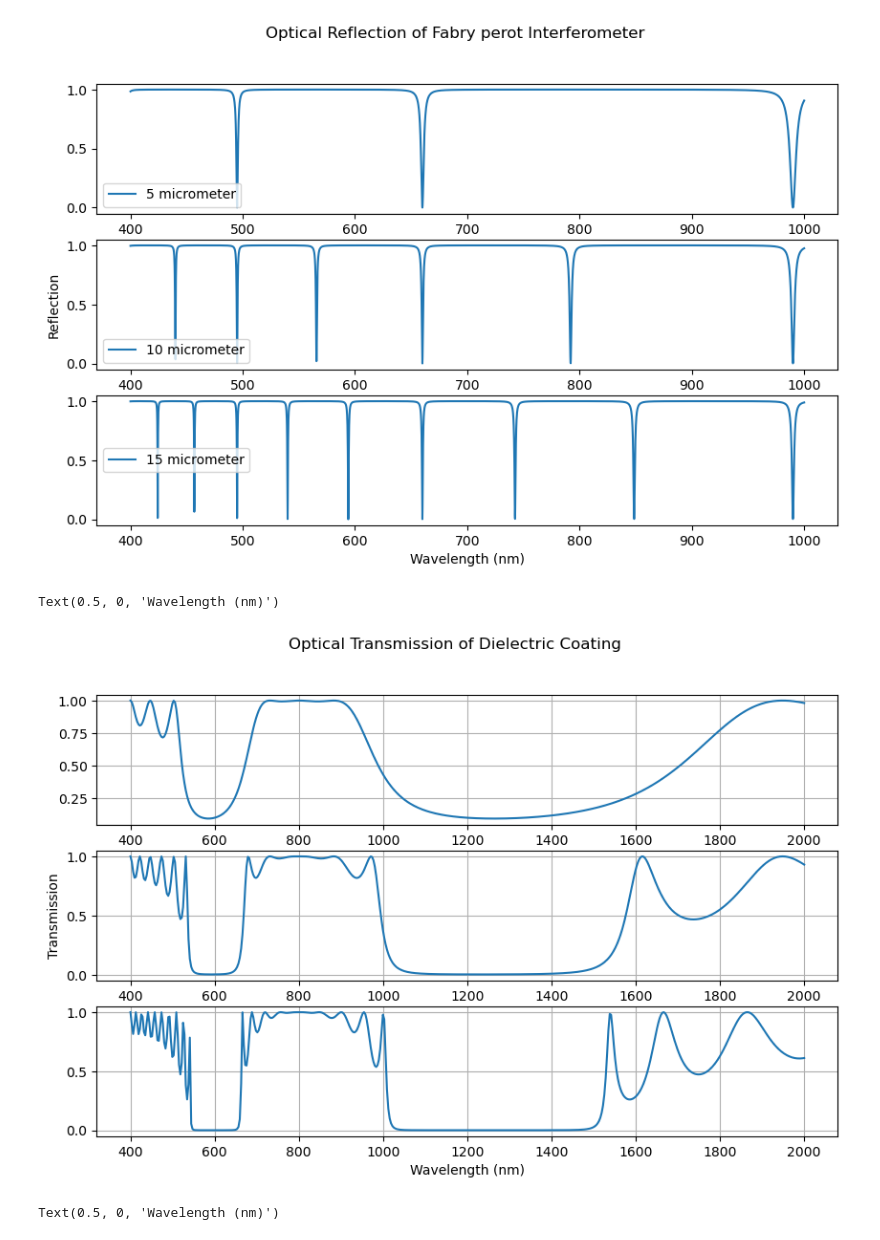
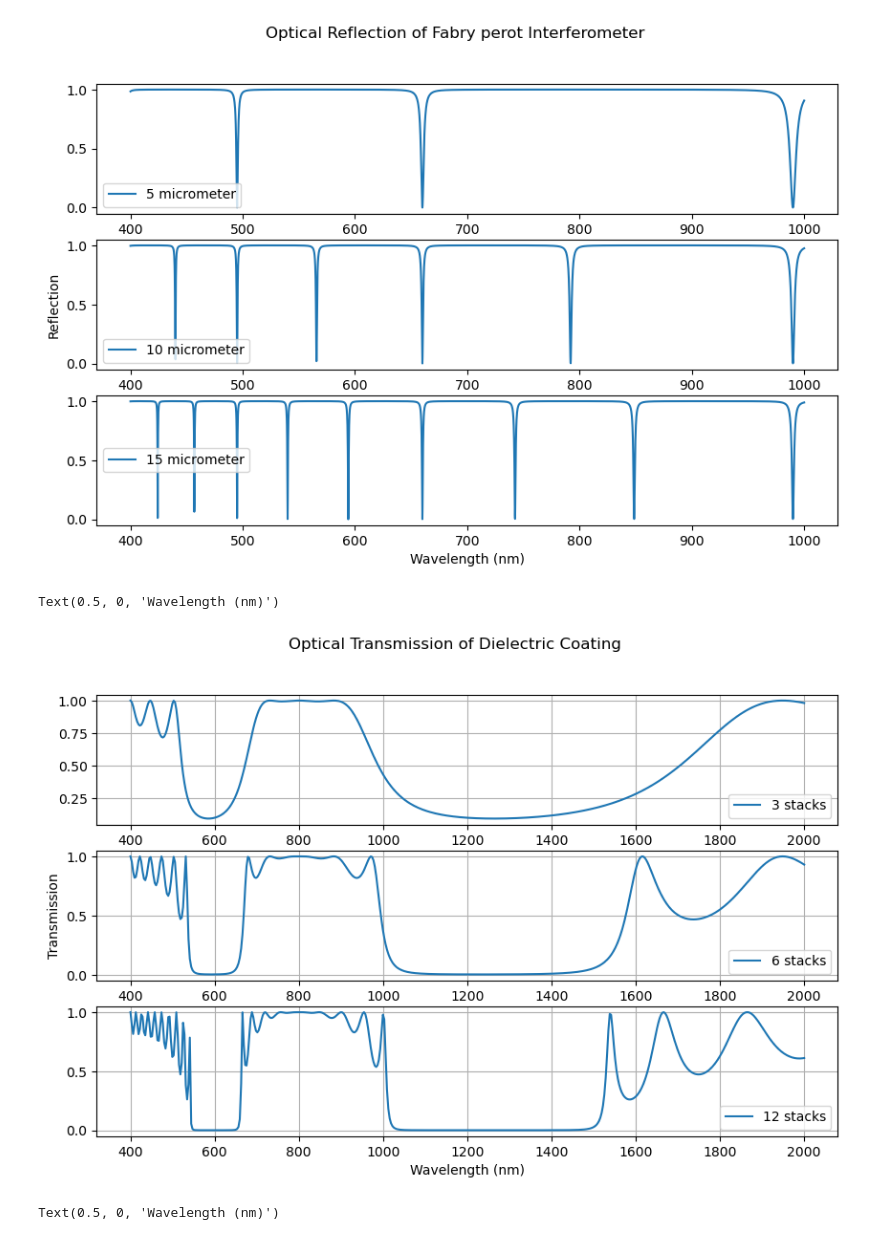
Before and after one commit to tacticstactics/Optical_thin_film_coating, a Jupyter notebook: Transfer-Matirx-Method.ipynb, the cells around one changed output. Cells and saved outputs as stored; diff of their text form; code cells hidden in the pictures.

```diff
--- a/Transfer-Matirx-Method.ipynb
+++ b/Transfer-Matirx-Method.ipynb
@@ -122,44 +116,47 @@ wavelengths = np.linspace(400, 2000, 500)
 n_layers = [1,2,1,2,1,2]
 d_layers = [200,200,200,200,200,200]
 
 # Calculate transmission
 transmission, reflection_power = calculate_transmission(n_layers, d_layers, wavelengths)
 
 n_layers_2 = [1,2,1,2,1,2,1,2,1,2,1,2]
 d_layers_2 = [200,200,200,200,200,200,200,200,200,200,200,200]
 
 # Calculate transmission
 transmission_2, reflection_power_2 = calculate_transmission(n_layers_2, d_layers_2, wavelengths)
 
 n_layers_3 = [1,2,1,2,1,2,1,2,1,2,1,2,1,2,1,2,1,2,1,2,1,2,1,2]
 d_layers_3 = [200,200,200,200,200,200,200,200,200,200,200,200,200,200,200,200,200,200,200,200]
 transmission_3, reflection_power_3 = calculate_transmission(n_layers_3, d_layers_3, wavelengths)
 
 
-fig1, (ax11,ax12,ax13) = plt.subplots(3,1, figsize = (10,6), sharey=False)
-fig1.suptitle("Optical Transmission of Dielectric Coating")
+fig3, (ax31,ax32,ax33) = plt.subplots(3,1, figsize = (10,6), sharey=False)
+fig3.suptitle("Optical Transmission of Dielectric Coating")
 
 # Plot the results
-ax11.plot(wavelengths, transmission)
-ax11.grid(True)
+ax31.plot(wavelengths, transmission, label = '3 stacks')
+ax31.grid(True)
+ax31.legend()
 
-ax12.plot(wavelengths, transmission_2)
-ax12.grid(True)
-ax12.set_ylabel('Transmission')
+ax32.plot(wavelengths, transmission_2, label = '6 stacks')
+ax32.grid(True)
+ax32.legend()
+ax32.set_ylabel('Transmission')
 
-ax13.plot(wavelengths, transmission_3)
-ax13.grid(True)
-ax13.set_xlabel('Wavelength (nm)')
+ax33.plot(wavelengths, transmission_3, label = '12 stacks')
+ax33.grid(True)
+ax33.legend()
+ax33.set_xlabel('Wavelength (nm)')
 # Plot the results
 #plt.plot(wavelengths, transmission)
 #plt.xlabel('Wavelength (nm)')
 #plt.ylabel('Transmission')
 #plt.title('Optical Transmission of Dielectric Coating')
 #plt.grid(True)
 #plt.show()
 # %% [output]
 Text(0.5, 0, 'Wavelength (nm)')
-[figure, old version]
+[figure, new version]
 # %%
 # Reflection
 
```
Also changed, not shown: parts of 1 cell of this notebook.
